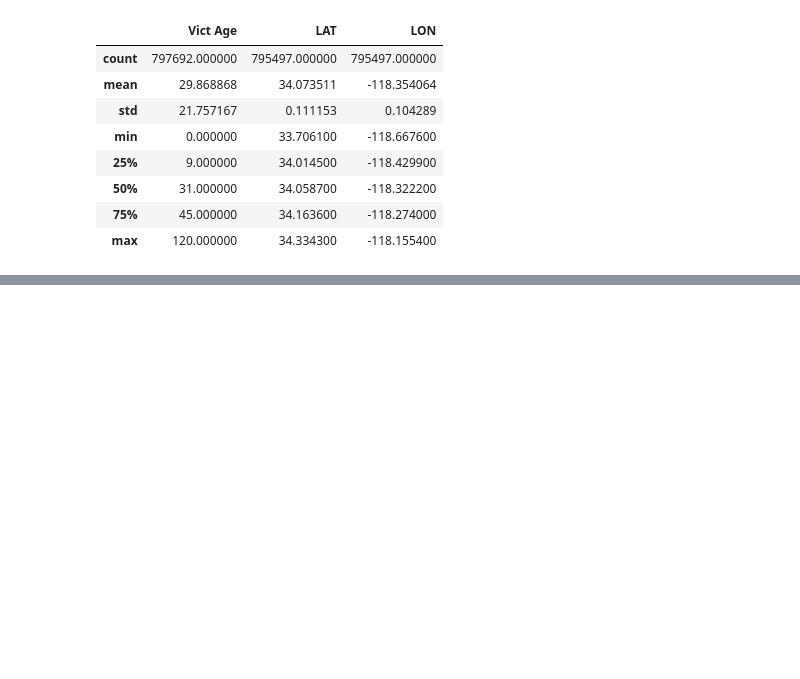
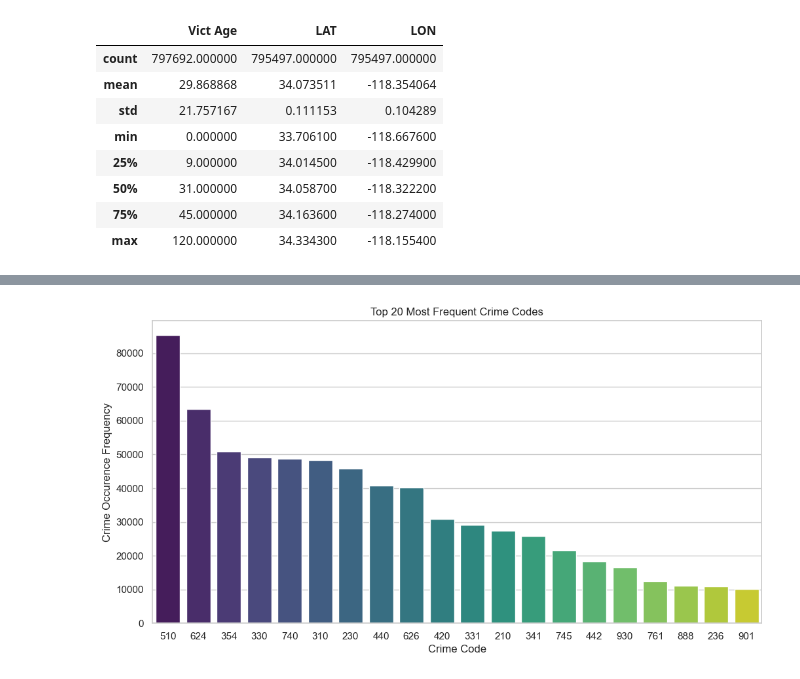
Before and after one commit to ganand2021/la-crime-data-analysis, a Jupyter notebook: data-analysis.ipynb, the cells around one changed output, grey strips where cells are left out. Drawn from its saved outputs; the diff is of its cells as text; code cells hidden in the pictures; blank space fills up the shorter version.

```diff
--- a/data-analysis.ipynb
+++ b/data-analysis.ipynb
@@ -262,0 +280,12 @@ df[['Vict Age', 'LAT', 'LON']].describe()
+# %%
+#Crime Codes Visualization
+sns.set(style="whitegrid")
+
+plt.figure(figsize=(12, 6))
+sns.countplot(data=df, x='Crm Cd', order=df['Crm Cd'].value_counts().iloc[:20].index, palette='viridis')
+plt.title('Top 20 Most Frequent Crime Codes')
+plt.xlabel('Crime Code')
+plt.ylabel('Crime Occurence Frequency')
+plt.show()
+# %% [output]
+[figure, added]
```
Also changed, not shown: parts of 8 cells of this notebook, 1 other file.
